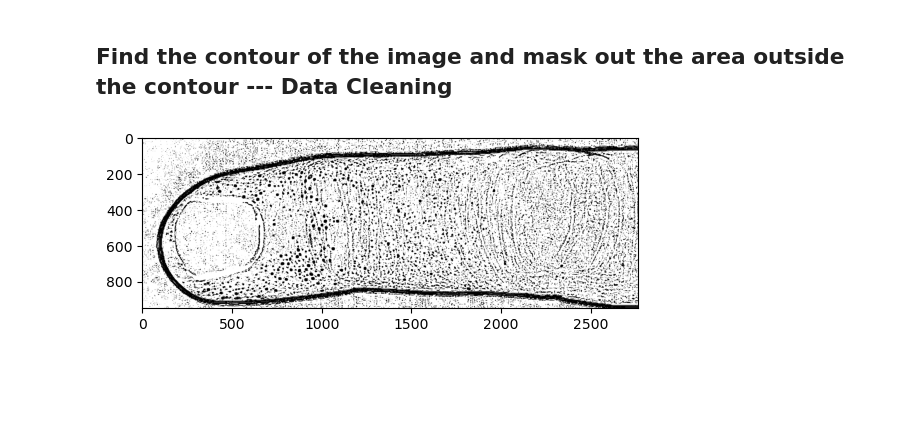
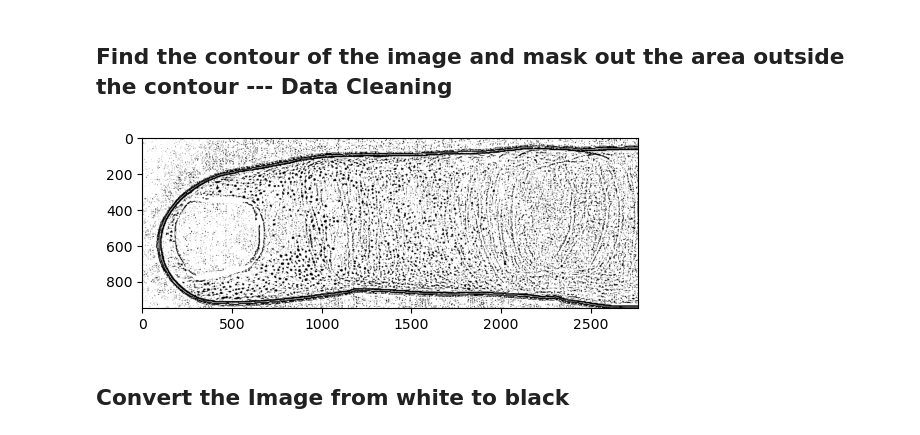
Before and after one commit to UArizonaCB2/sweat-pore-activation, a Jupyter notebook: SweatPoresDetection.ipynb, the cells around one changed output. Saved outputs shown, nothing was run; the diff lists cells and outputs as text; code cells hidden in the pictures; blank space fills up the shorter version.

```diff
--- a/SweatPoresDetection.ipynb
+++ b/SweatPoresDetection.ipynb
@@ -94,30 +94,29 @@ plt.show()
 ## Find the contour of the image and mask out the area outside the contour --- Data Cleaning
 # %%
 # Apply Gaussian blur to reduce noise (optional but recommended)
-# blurred = cv2.GaussianBlur(init_image, (5, 5), 0)
+blurred = cv2.GaussianBlur(init_image, (5, 5), 0)
 
 # Perform Canny edge detection
 lower_threshold = 50
 upper_threshold = 150
 edges = cv2.Canny(blurred, lower_threshold, upper_threshold)
 
 # Find contours in the binary edge map
 contours, _ = cv2.findContours(edges, cv2.RETR_EXTERNAL, cv2.CHAIN_APPROX_SIMPLE)
 
-# Select the desired contour based on its area or other properties
-desired_contour = max(contours, key=cv2.contourArea)
-
 # Draw the contours on the original image
-cv2.drawContours(gaussian_thresh_image, desired_contour, -1, (0, 255, 0), 2)
+cv2.drawContours(gaussian_thresh_image, contours, -1, (0, 255, 0), 2)
 
 # Convert the color space from BGR to RGB for displaying with Matplotlib
 image_rgb = cv2.cvtColor(gaussian_thresh_image, cv2.COLOR_BGR2RGB)
 
 # Display the resulting image using Matplotlib
 plt.imshow(image_rgb)
 plt.show()
 # %% [output]
-[figure, old version]
+[figure, new version]
+# %% [markdown]
+## Convert the Image from white to black
 # %%
 # Flip the color of the image from white to black
 image = gaussian_thresh_image
```
Also changed, not shown: parts of 1 cell of this notebook.
